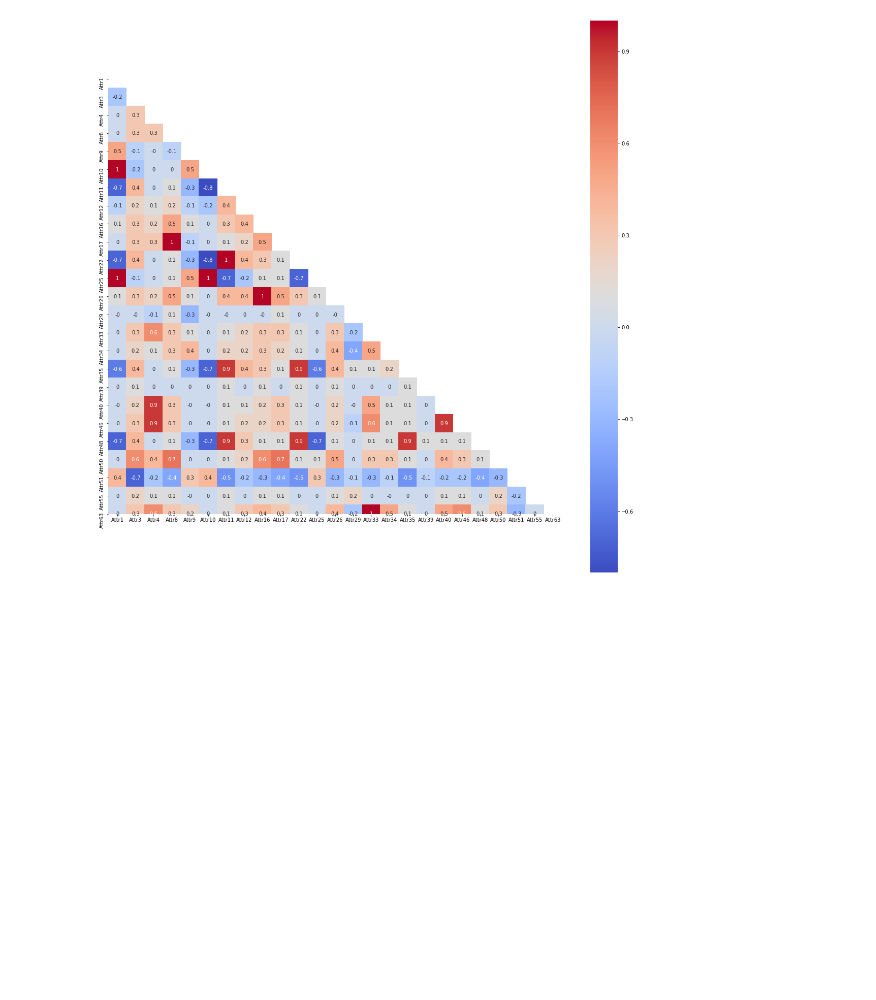
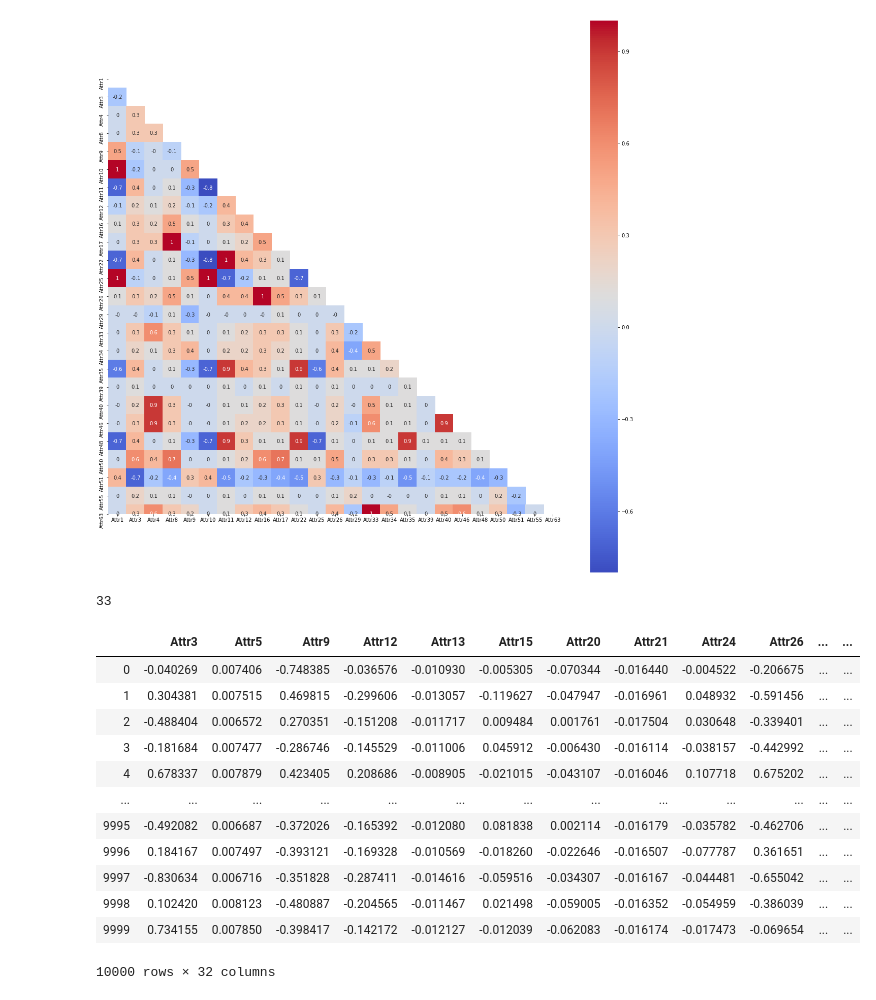
Before and after one commit to lqw110/Springboardminiprojects, a Jupyter notebook: capstone1.ipynb, the cells around one changed output. Drawn from its saved outputs; the diff is of its cells as text; code cells hidden in the pictures; blank space fills up the shorter version.

```diff
--- a/capstone1.ipynb
+++ b/capstone1.ipynb
@@ -203,3 +216,38 @@ heatmap = sns.heatmap(corr, mask=mask,square=True,annot=True,cmap='coolwarm',ax=
 plt.show()
 # %% [output]
 [figure]
+# %%
+#loop over the feature pair that has over 0.7 score and drop the one that has weaker score
+drop_list = []
+train1 = train.copy()
+for i in range(64):
+    for l in range(64)[i+1:]:
+        if np.abs(pearsonr(train1.iloc[:,i],train1.iloc[:,l])[0])>=0.7:
+            if fit.scores_[i]>fit.scores_[l]:
+                drop_list.append(l)
+            else:
+                drop_list.append(i)
+
+drop_list = list(set(drop_list))
+
+len(drop_list)
+# %% [output]
+33
+# %%
+#drop the highly correlated features
+train1 = train1.drop(train1.columns[[drop_list]],axis=1)
+train1
+# %% [output]
+|  | Attr3 | Attr5 | Attr9 | Attr12 | Attr13 | Attr15 | Attr20 | Attr21 | Attr24 | Attr26 | ... | ... |
+| 0 | -0.040269 | 0.007406 | -0.748385 | -0.036576 | -0.010930 | -0.005305 | -0.070344 | -0.016440 | -0.004522 | -0.206675 | ... | ... |
+| 1 | 0.304381 | 0.007515 | 0.469815 | -0.299606 | -0.013057 | -0.119627 | -0.047947 | -0.016961 | 0.048932 | -0.591456 | ... | ... |
+| 2 | -0.488404 | 0.006572 | 0.270351 | -0.151208 | -0.011717 | 0.009484 | 0.001761 | -0.017504 | 0.030648 | -0.339401 | ... | ... |
+| 3 | -0.181684 | 0.007477 | -0.286746 | -0.145529 | -0.011006 | 0.045912 | -0.006430 | -0.016114 | -0.038157 | -0.442992 | ... | ... |
+| 4 | 0.678337 | 0.007879 | 0.423405 | 0.208686 | -0.008905 | -0.021015 | -0.043107 | -0.016046 | 0.107718 | 0.675202 | ... | ... |
+| ... | ... | ... | ... | ... | ... | ... | ... | ... | ... | ... | ... | ... |
+| 9995 | -0.492082 | 0.006687 | -0.372026 | -0.165392 | -0.012080 | 0.081838 | 0.002114 | -0.016179 | -0.035782 | -0.462706 | ... | ... |
+| 9996 | 0.184167 | 0.007497 | -0.393121 | -0.169328 | -0.010569 | -0.018260 | -0.022646 | -0.016507 | -0.077787 | 0.361651 | ... | ... |
+| 9997 | -0.830634 | 0.006716 | -0.351828 | -0.287411 | -0.014616 | -0.059516 | -0.034307 | -0.016167 | -0.044481 | -0.655042 | ... | ... |
+| 9998 | 0.102420 | 0.008123 | -0.480887 | -0.204565 | -0.011467 | 0.021498 | -0.059005 | -0.016352 | -0.054959 | -0.386039 | ... | ... |
+| 9999 | 0.734155 | 0.007850 | -0.398417 | -0.142172 | -0.012127 | -0.012039 | -0.062083 | -0.016174 | -0.017473 | -0.069654 | ... | ... |
+10000 rows × 32 columns
```
Also changed, not shown: parts of 10 cells of this notebook.
